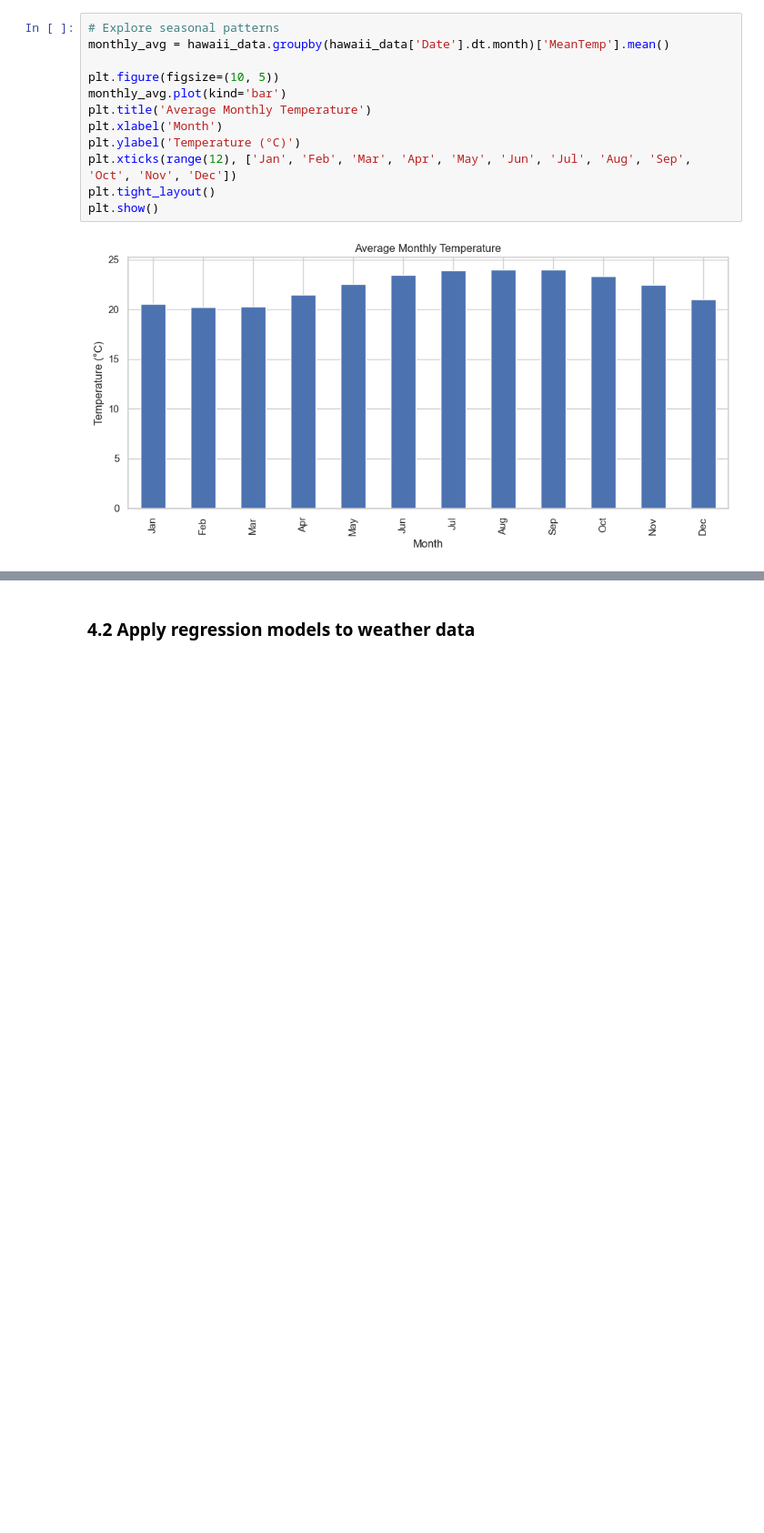
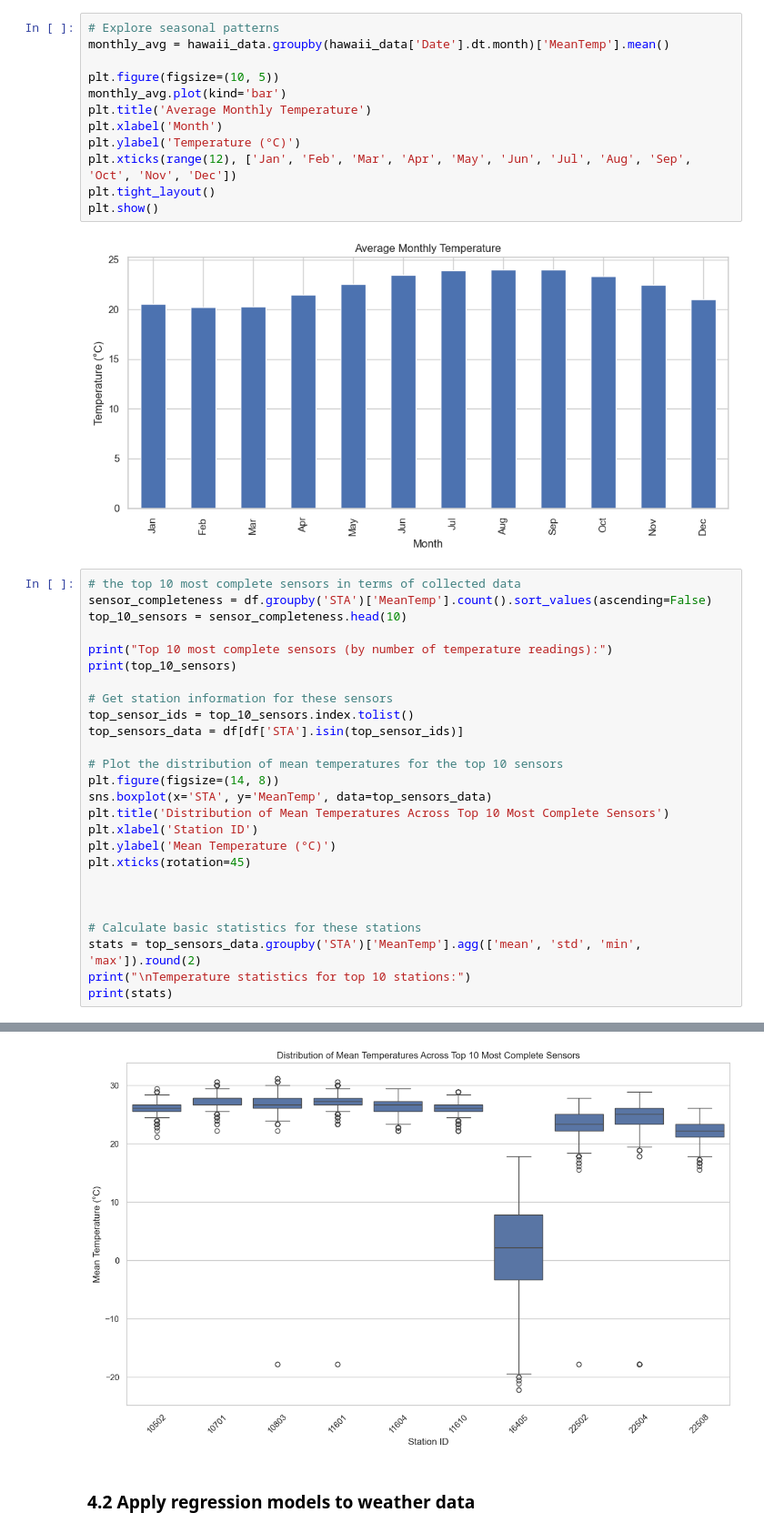
Before and after one commit to imadbenmadi/ITDS-practise-project, a Jupyter notebook: notebook.ipynb, the cells around one changed output, grey strips where cells are left out. Shown at 91% size. Drawn from its saved outputs; the diff is of its cells as text; blank space fills up the shorter version.

```diff
--- a/notebook.ipynb
+++ b/notebook.ipynb
@@ -938,3 +937,30 @@ plt.tight_layout()
 plt.show()
 # %% [output]
 [figure]
+# %%
+# the top 10 most complete sensors in terms of collected data
+sensor_completeness = df.groupby('STA')['MeanTemp'].count().sort_values(ascending=False)
+top_10_sensors = sensor_completeness.head(10)
+
+print("Top 10 most complete sensors (by number of temperature readings):")
+print(top_10_sensors)
+
+# Get station information for these sensors
+top_sensor_ids = top_10_sensors.index.tolist()
+top_sensors_data = df[df['STA'].isin(top_sensor_ids)]
+
+# Plot the distribution of mean temperatures for the top 10 sensors
+plt.figure(figsize=(14, 8))
+sns.boxplot(x='STA', y='MeanTemp', data=top_sensors_data)
+plt.title('Distribution of Mean Temperatures Across Top 10 Most Complete Sensors')
+plt.xlabel('Station ID')
+plt.ylabel('Mean Temperature (°C)')
+plt.xticks(rotation=45)
+
+
+
+# Calculate basic statistics for these stations
+stats = top_sensors_data.groupby('STA')['MeanTemp'].agg(['mean', 'std', 'min', 'max']).round(2)
+print("\nTemperature statistics for top 10 stations:")
+print(stats)
+# %% [output]
@@ -941,3 +984,4 @@ plt.show()
+[figure, added]
 # %% [markdown]
 
 
```
Also changed, not shown: parts of 12 cells of this notebook.
